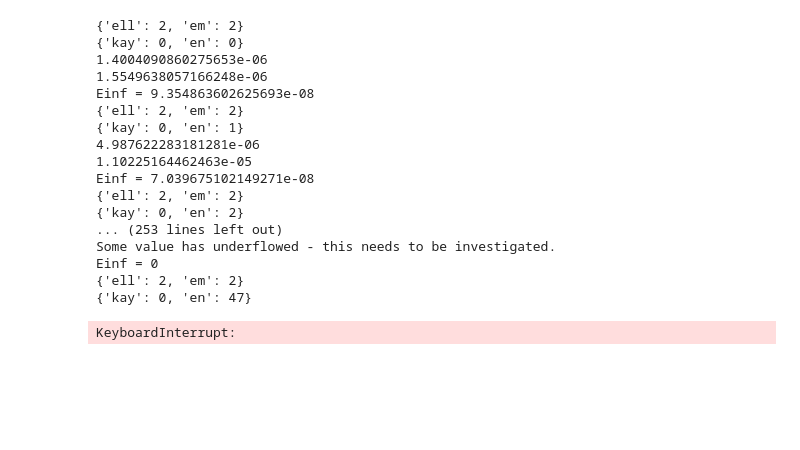
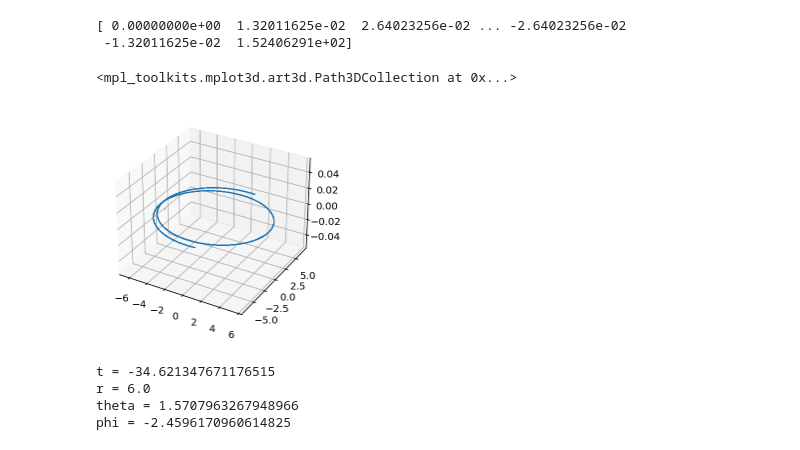
Before and after one commit to AaronDJohnson/fbtpoint, a Jupyter notebook: examples.ipynb, the cells around one changed output. Saved outputs shown, nothing was run; the diff lists cells and outputs as text; code cells hidden in the pictures; blank space fills up the shorter version.

```diff
--- a/examples.ipynb
+++ b/examples.ipynb
@@ -256,24 +15,18 @@ high_ecc = Orbit(aa=0.99, slr=4.6, ecc=0.9, x=1)
-# %%
-ells = [2]
-kays = [0]
-ens = np.arange(1000)
-high_ecc.mode_search(ells=ells, kays=kays, ens=ens, ellem_same=True)
-# %% [output]
-{'ell': 2, 'em': 2}
-{'kay': 0, 'en': 0}
-1.4004090860275653e-06
-1.5549638057166248e-06
-Einf = 9.354863602625693e-08
-{'ell': 2, 'em': 2}
-{'kay': 0, 'en': 1}
-4.987622283181281e-06
-1.10225164462463e-05
-Einf = 7.039675102149271e-08
-{'ell': 2, 'em': 2}
-{'kay': 0, 'en': 2}
-... (253 lines left out)
-Some value has underflowed - this needs to be investigated.
-Einf = 0
-{'ell': 2, 'em': 2}
-{'kay': 0, 'en': 47}
-KeyboardInterrupt:
+# %%
+geodesic = low_ecc.geodesic_eq()
+# %%
+t = geodesic[:,0]
+r = geodesic[:,1]
+theta = geodesic[:,2]
+phi = geodesic[:,3]
+print(t)
+# %% [output]
+[ 0.00000000e+00  1.32011625e-02  2.64023256e-02 ... -2.64023256e-02
+ -1.32011625e-02  1.52406291e+02]
+# %%
+fig = plt.figure()
+ax = fig.gca(projection='3d')
+plt.scatter(r*np.cos(phi), r*np.sin(phi), r*np.cos(theta))
+# %% [output]
+<mpl_toolkits.mplot3d.art3d.Path3DCollection at 0x...>
+[figure, added]
@@ -279,0 +35,10 @@ KeyboardInterrupt:
+# %%
+print('t =', t)
+print('r =', r)
+print('theta =', theta)
+print('phi =', phi)
+# %% [output]
+t = -34.621347671176515
+r = 6.0
+theta = 1.5707963267948966
+phi = -2.4596170960614825
```
Also changed, not shown: parts of 13 cells of this notebook, 2 other files.
